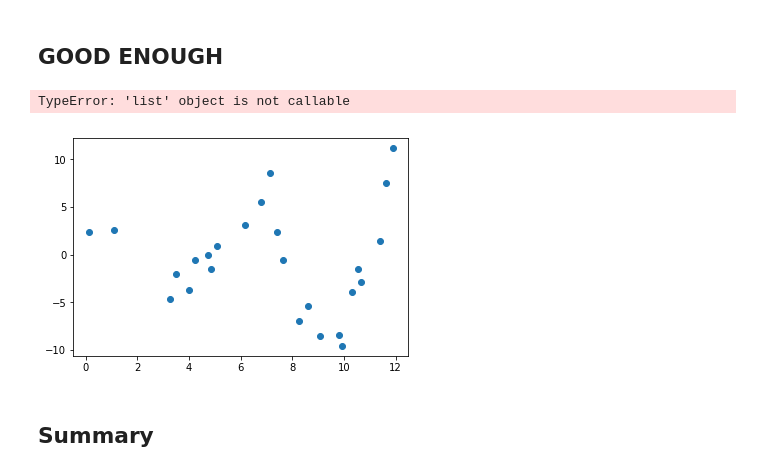
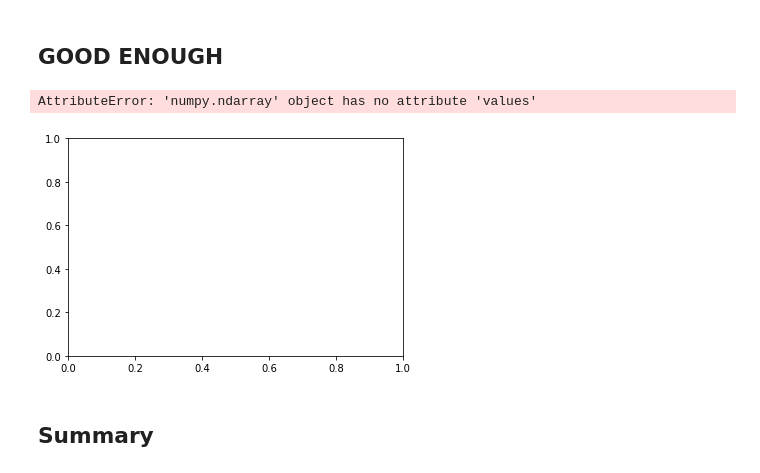
Before and after one commit to MangrobanGit/dsc-2-24-06-polynomial-regression-lab-seattle-ds-career-040119, a Jupyter notebook: index.ipynb, the cells around one changed output. Cells and saved outputs as stored; diff of their text form; code cells hidden in the pictures.

```diff
--- a/index.ipynb
+++ b/index.ipynb
@@ -186,15 +186,15 @@ _ = sns.lineplot(x=x, y=preds,color='orange')
 # %%
 import matplotlib.pyplot as plt
 
 fig, ax = plt.subplots()
-prez = preds
+prez = preds.values
 
 ax.scatter(x=x,y=y)
 ax.lines(x=x, y=prez)
 #_ = sns.lineplot(x=x, y=preds,color='orange')
 # %% [output]
-TypeError: 'list' object is not callable
+AttributeError: 'numpy.ndarray' object has no attribute 'values'
-[figure, old version]
+[figure, new version]
 # %% [markdown]
 ## Summary
 # %% [markdown]
```
